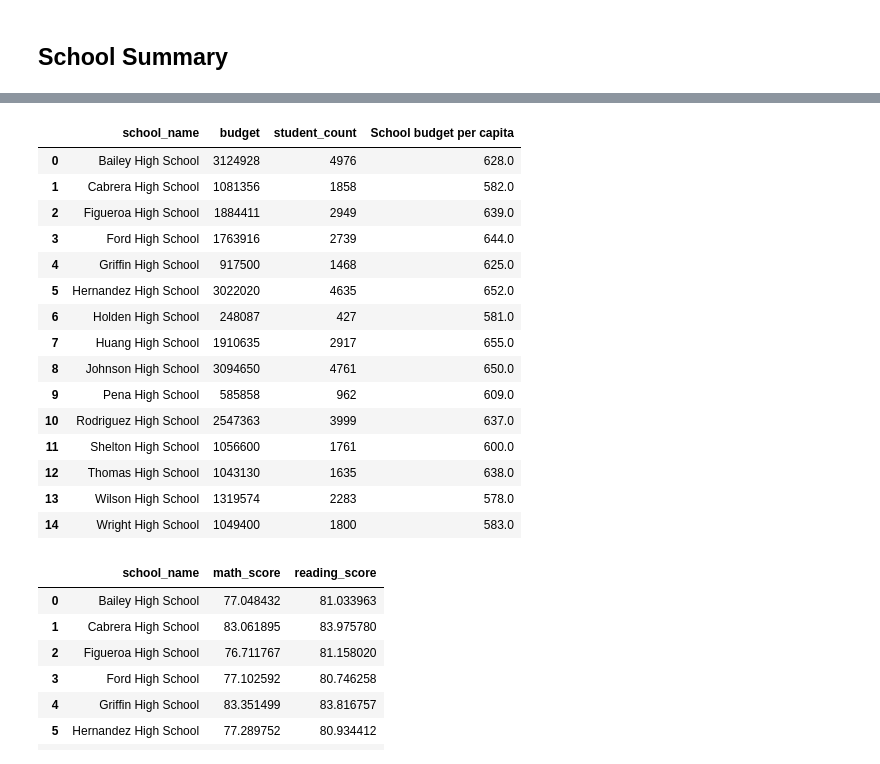
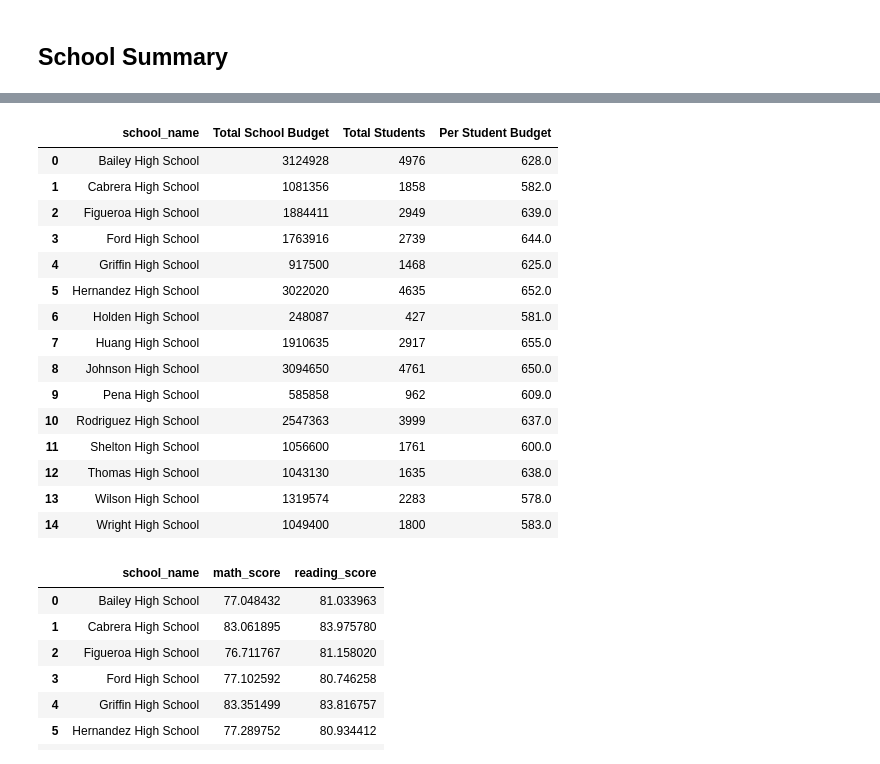
Before and after one commit to dragatuso/pandas-challenge, a Jupyter notebook: PyCitySchools/PyCitySchools_starter.ipynb, the cells around one changed output, grey strips where cells are left out. Saved outputs shown, nothing was run; the diff lists cells and outputs as text; code cells hidden in the pictures.

```diff
--- a/PyCitySchools/PyCitySchools_starter.ipynb
+++ b/PyCitySchools/PyCitySchools_starter.ipynb
@@ -130,25 +132,25 @@ Name: type, dtype: object
 # %%
 # Calculate the total student count per school from school_data
 per_school_counts = school_data_complete.groupby('school_name')
 per_school_counts['student_name'].count()
-per_school_counts_df=pd.DataFrame(per_school_counts['student_name'].count()).reset_index().rename(columns={'student_name':'student_count'})
+per_school_counts_df=pd.DataFrame(per_school_counts['student_name'].count()).reset_index().rename(columns={'student_name':'Total Students'})
 #per_school_counts_df
 
 # Calculate the total school budget
 per_school_budget = school_data_complete.groupby('school_name')
 per_school_budget['budget'].unique()
-per_school_budget_df=pd.DataFrame(per_school_budget['budget'].unique()).reset_index()
-per_school_budget_df['budget']=per_school_budget_df['budget'].astype('int64')
+per_school_budget_df=pd.DataFrame(per_school_budget['budget'].unique()).reset_index().rename(columns={'budget':'Total School Budget'})
+per_school_budget_df['Total School Budget']=per_school_budget_df['Total School Budget'].astype('int64')
 #per_school_budget_df
 
 budget_df=pd.merge(per_school_budget_df,per_school_counts_df,on='school_name')
 #budget_df
 
 #Calculate per capita spending per school
-budget_df['School budget per capita']=budget_df['budget']/budget_df['student_count']
+budget_df['Per Student Budget']=budget_df['Total School Budget']/budget_df['Total Students']
 budget_df
 # %% [output]
-|  | school_name | budget | student_count | School budget per capita |
+|  | school_name | Total School Budget | Total Students | Per Student Budget |
 | 0 | Bailey High School | 3124928 | 4976 | 628.0 |
 | 1 | Cabrera High School | 1081356 | 1858 | 582.0 |
 | 2 | Figueroa High School | 1884411 | 2949 | 639.0 |
```
Also changed, not shown: parts of 6 cells of this notebook.
